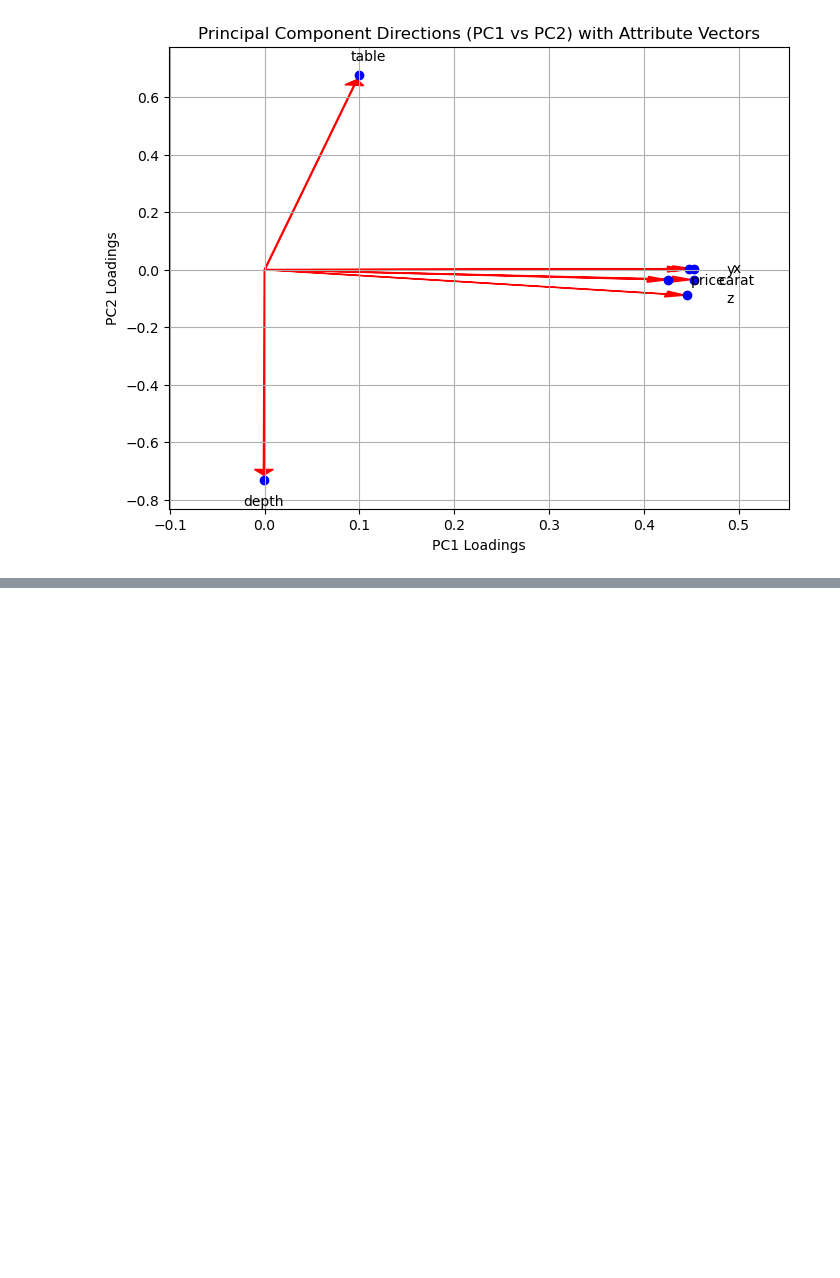
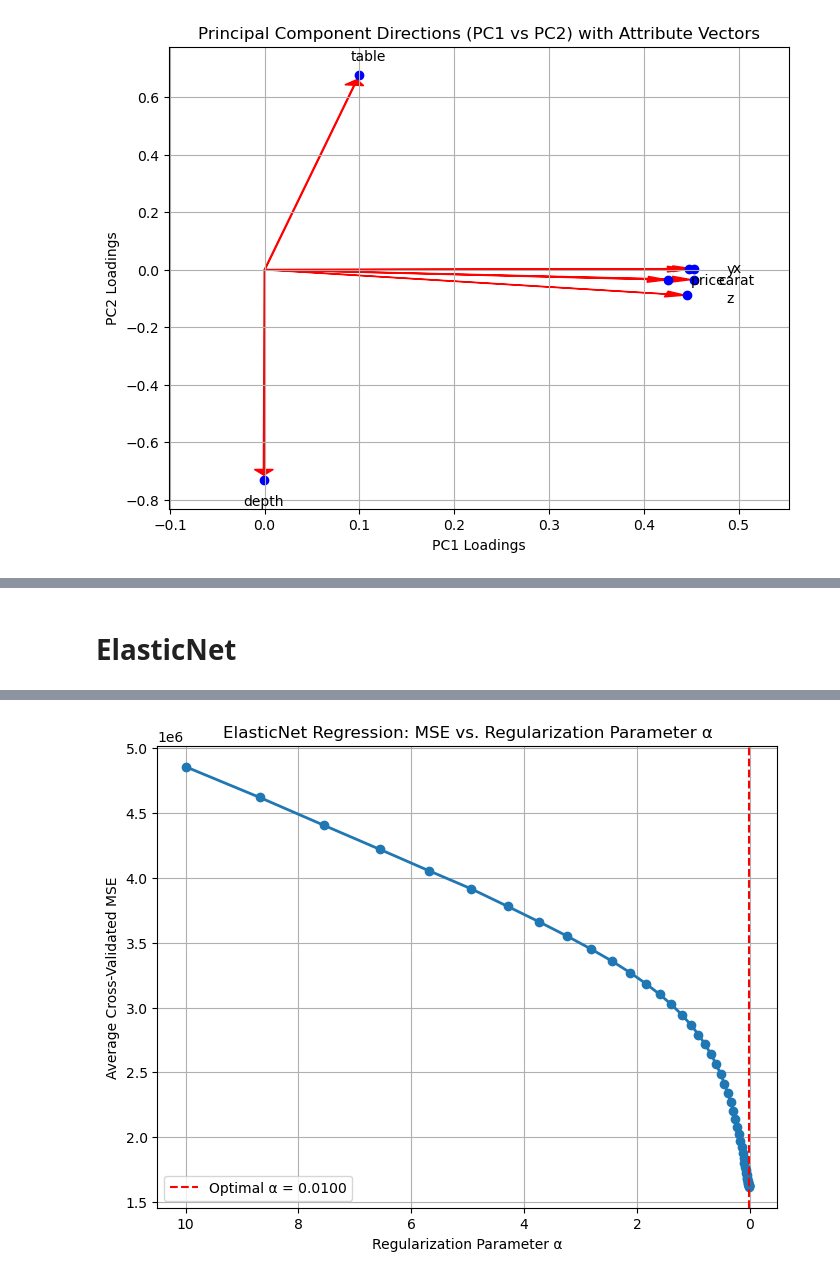
Before and after one commit to ThomasSchiolerH/Machine-Learning-And-Data-Mining, a Jupyter notebook: Project 1 & 2/project.ipynb, the cells around one changed output, grey strips where cells are left out. Saved outputs shown, nothing was run; the diff lists cells and outputs as text; code cells hidden in the pictures; blank space fills up the shorter version.

```diff
--- a/Project 1 & 2/project.ipynb
+++ b/Project 1 & 2/project.ipynb
@@ -346,0 +595,70 @@ plt.show()
+# %% [markdown]
+# ElasticNet
+# %%
+from sklearn.linear_model import ElasticNetCV
+import numpy as np
+import matplotlib.pyplot as plt
+import pandas as pd
+
+# Define parameter grid for alpha and l1_ratio
+alphas = np.logspace(-2, 1, 50)
+l1_ratios = np.linspace(0.1, 0.9, 9)
+
+# Initialize ElasticNetCV with 10-fold cross-validation
+elasticnet_cv = ElasticNetCV(
+    alphas=alphas,
+    l1_ratio=l1_ratios,
+    cv=10,
+    n_jobs=-1,
+    max_iter=10000,
+    tol=0.01,
+    random_state=42  # Optional for reproducibility
+)
+
+# Fit the model
+elasticnet_cv.fit(X_std_np, y_np)
+
+# Best alpha and l1_ratio
+optimal_alpha_en = elasticnet_cv.alpha_
+optimal_l1_ratio = elasticnet_cv.l1_ratio_
+print(f"Optimal α for ElasticNet: {optimal_alpha_en}")
+print(f"Optimal l1_ratio for ElasticNet: {optimal_l1_ratio}")
+
+# Coefficients
+coefficients_en = elasticnet_cv.coef_
+
+# Create a DataFrame for coefficients
+coef_df_en = pd.DataFrame({
+    'Feature': X_std.columns,
+    'Coefficient': coefficients_en
+})
+
+# Display non-zero coefficients
+non_zero_coefs_en = coef_df_en[coef_df_en['Coefficient'] != 0]
+print(non_zero_coefs_en)
+
+# Compute the mean MSE over folds
+mse_mean_en = np.mean(elasticnet_cv.mse_path_, axis=2)  # Shape: (n_l1_ratio, n_alphas)
+
+# Get the index of optimal l1_ratio
+l1_ratio_index = np.where(l1_ratios == optimal_l1_ratio)[0][0]
+
+# Get the MSE path for the optimal l1_ratio
+mse_mean_opt_l1 = mse_mean_en[l1_ratio_index, :]  # Shape: (n_alphas,)
+
+# Plotting the MSE path
+plt.figure(figsize=(8, 6))
+plt.plot(elasticnet_cv.alphas_, mse_mean_opt_l1, marker='o', linewidth=2)
+plt.axvline(optimal_alpha_en, color='r', linestyle='--', label=f'Optimal α = {optimal_alpha_en:.4f}')
+plt.gca().invert_xaxis()
+plt.xlabel('Regularization Parameter α')
+plt.ylabel('Average Cross-Validated MSE')
+plt.title('ElasticNet Regression: MSE vs. Regularization Parameter α')
+plt.legend()
+plt.grid(True)
+plt.show()
+
+# Calculating ElasticNet MSE for the summary table
+alpha_index_en = np.where(elasticnet_cv.alphas_ == optimal_alpha_en)[0][0]
+elasticnet_mse = mse_mean_en[l1_ratio_index, alpha_index_en]
+# %% [output]
@@ -346,0 +682 @@ plt.show()
+[figure, added]
```
Also changed, not shown: parts of 21 cells of this notebook, 1 other file.
